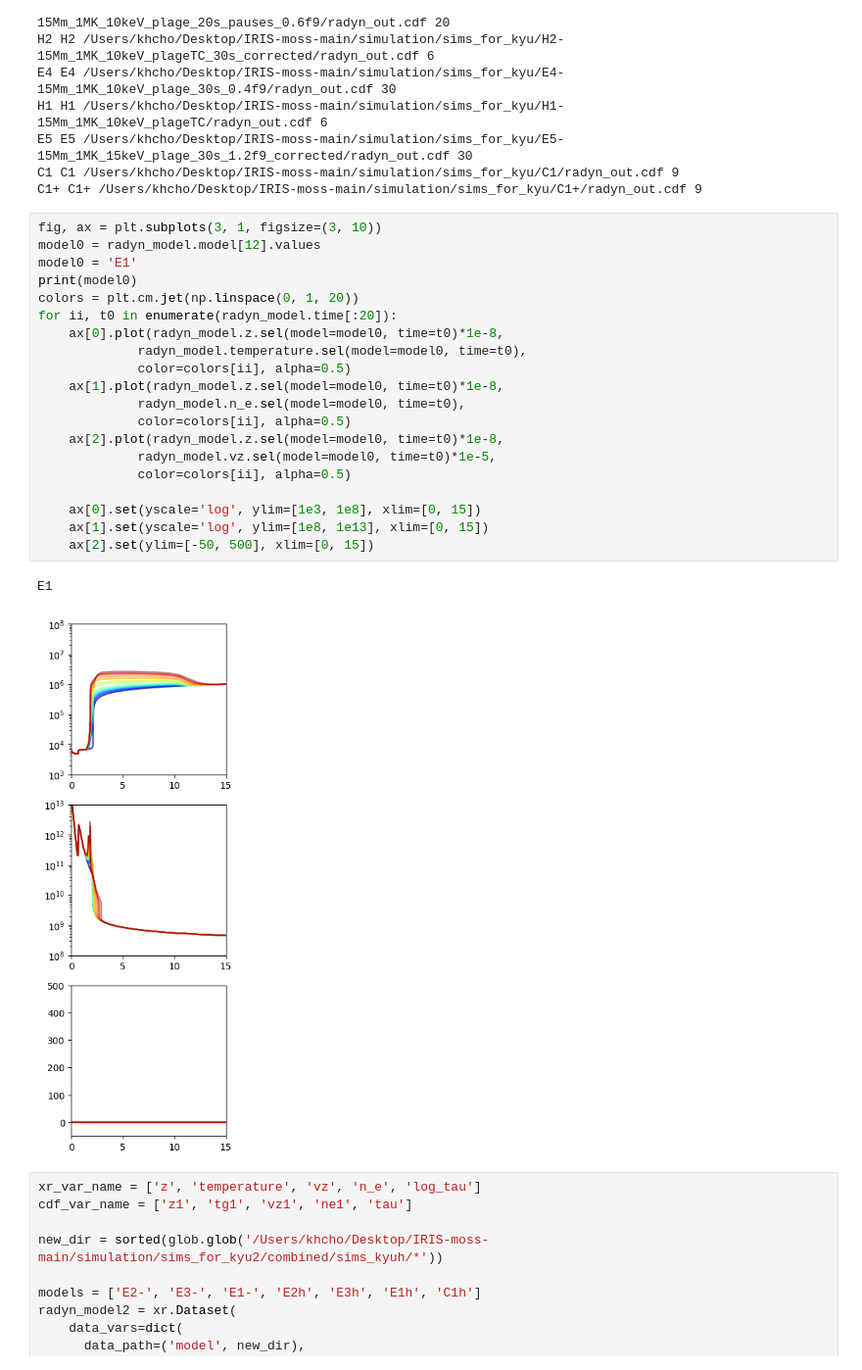
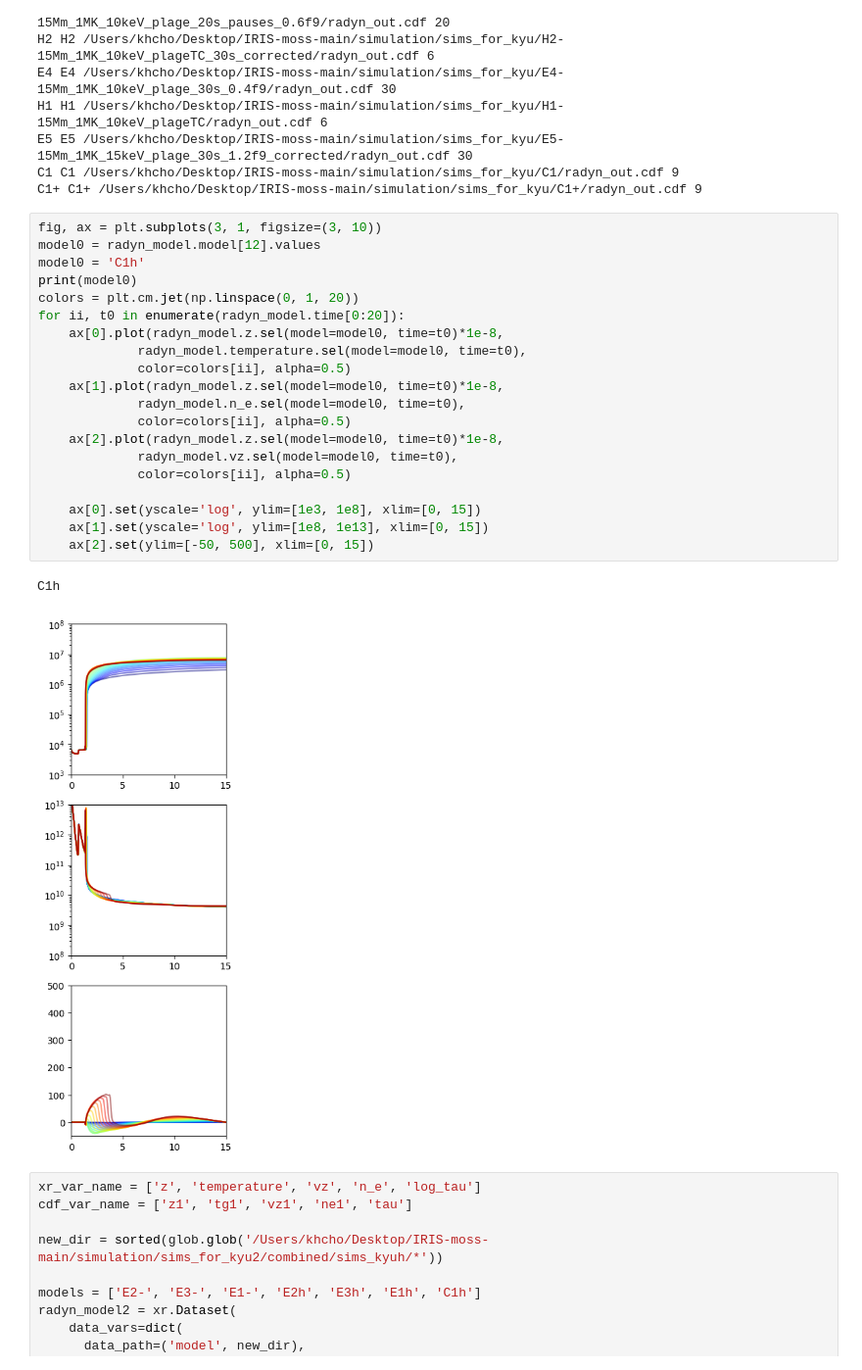
Before and after one commit to chokyuhyoun/IRIS-moss, a Jupyter notebook: iris2plus_new/chromosphere/analysis/collect_radyn.ipynb, the cells around one changed output. Shown at 98% size. Drawn from its saved outputs; the diff is of its cells as text.

```diff
--- a/iris2plus_new/chromosphere/analysis/collect_radyn.ipynb
+++ b/iris2plus_new/chromosphere/analysis/collect_radyn.ipynb
@@ -121,26 +121,26 @@ C1+ C1+ /Users/khcho/Desktop/IRIS-moss-main/simulation/sims_for_kyu/C1+/radyn_ou
 # %%
 fig, ax = plt.subplots(3, 1, figsize=(3, 10))
 model0 = radyn_model.model[12].values
-model0 = 'E1'
+model0 = 'C1h'
 print(model0)
 colors = plt.cm.jet(np.linspace(0, 1, 20))
-for ii, t0 in enumerate(radyn_model.time[:20]):
+for ii, t0 in enumerate(radyn_model.time[0:20]):
     ax[0].plot(radyn_model.z.sel(model=model0, time=t0)*1e-8,
              radyn_model.temperature.sel(model=model0, time=t0),
              color=colors[ii], alpha=0.5)
     ax[1].plot(radyn_model.z.sel(model=model0, time=t0)*1e-8,
              radyn_model.n_e.sel(model=model0, time=t0),
              color=colors[ii], alpha=0.5)
     ax[2].plot(radyn_model.z.sel(model=model0, time=t0)*1e-8,
-             radyn_model.vz.sel(model=model0, time=t0)*1e-5,
+             radyn_model.vz.sel(model=model0, time=t0),
              color=colors[ii], alpha=0.5)
 
     ax[0].set(yscale='log', ylim=[1e3, 1e8], xlim=[0, 15])
     ax[1].set(yscale='log', ylim=[1e8, 1e13], xlim=[0, 15])
     ax[2].set(ylim=[-50, 500], xlim=[0, 15])
 # %% [output]
-E1
+C1h
-[figure, old version]
+[figure, new version]
 # %%
 xr_var_name = ['z', 'temperature', 'vz', 'n_e', 'log_tau']
 cdf_var_name = ['z1', 'tg1', 'vz1', 'ne1', 'tau']
```
Also changed, not shown: 1 other file.
